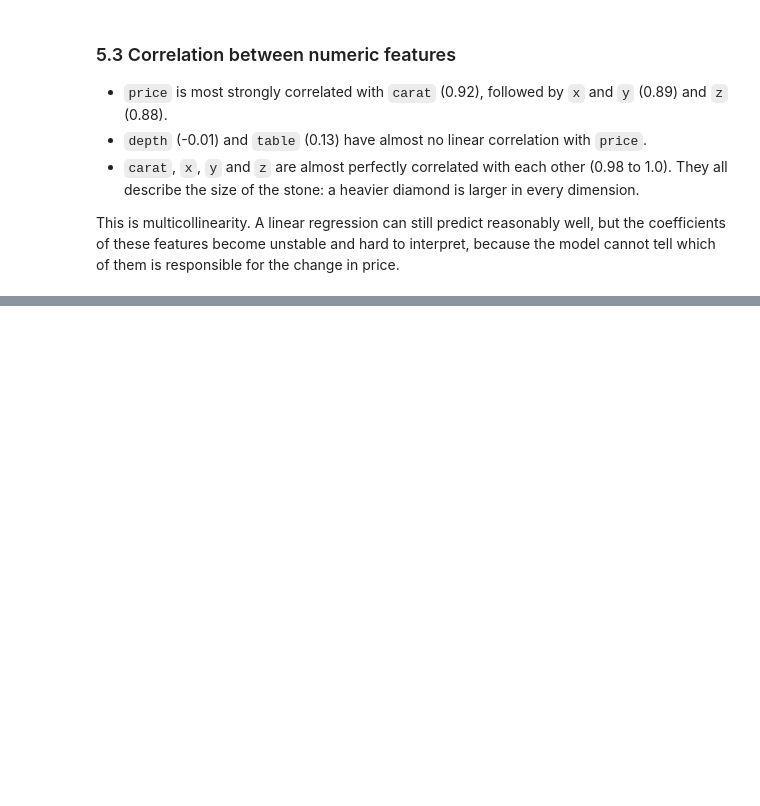
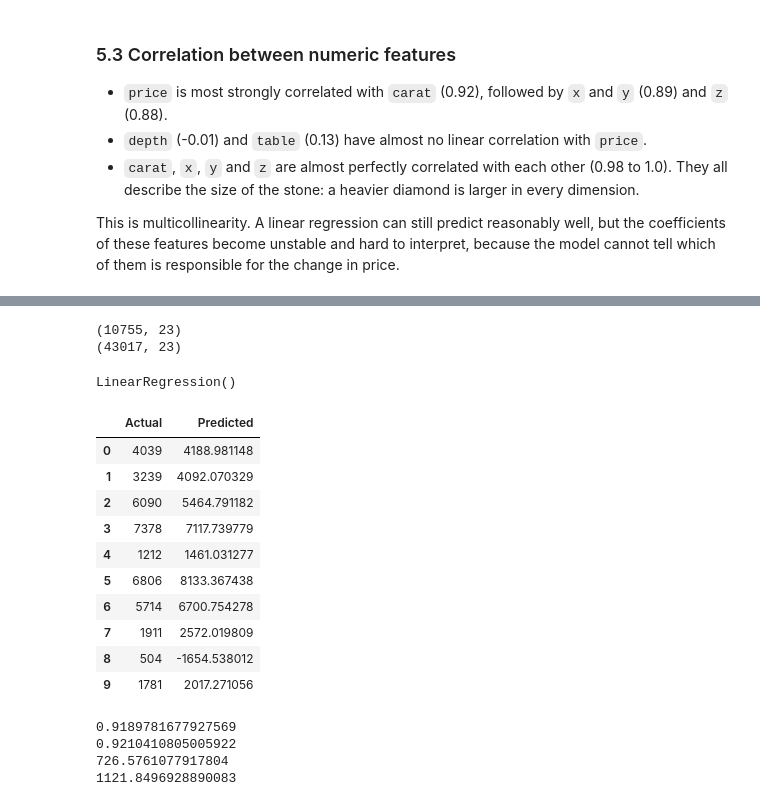
Before and after one commit to AliSadeghian2007/05-diamonds-price-linear-regression-residuals, a Jupyter notebook: notebook.ipynb, the cells around one changed output, grey strips where cells are left out. Drawn from its saved outputs; the diff is of its cells as text; code cells hidden in the pictures; blank space fills up the shorter version.

```diff
--- a/notebook.ipynb
+++ b/notebook.ipynb
@@ -195,0 +207,5 @@ plt.show()
+# %%
+X=dataset.drop(columns=['price'])
+y=dataset['price']
+print(X.shape)
+print(y)
@@ -195,0 +226,7 @@ plt.show()
+# %%
+from sklearn.model_selection import train_test_split
+X_train,X_test,y_train,y_test=train_test_split(X,y,test_size=0.2,random_state=42)
+print(X_train.shape)
+print(y_train.shape)
+print(X_test.shape)
+print(y_test.shape)
@@ -195,0 +245,48 @@ plt.show()
+# %%
+from sklearn.compose import ColumnTransformer
+from sklearn.preprocessing import OneHotEncoder
+ct=ColumnTransformer(transformers=[('encoder',OneHotEncoder(drop='first'),['cut','color','clarity'])],remainder='passthrough')
+X_train_enc=ct.fit_transform(X_train)
+X_test_enc=ct.transform(X_test)
+print(X_test_enc.shape)
+print(X_train_enc.shape)
+# %% [output]
+(10755, 23)
+(43017, 23)
+# %%
+from sklearn.linear_model import LinearRegression
+regressor=LinearRegression()
+regressor.fit(X_train_enc,y_train)
+# %% [output]
+LinearRegression()
+# %%
+y_pred=regressor.predict(X_test_enc)
+y_pred_on_train=regressor.predict(X_train_enc)
+pd.DataFrame({'Actual':y_test.values,'Predicted':y_pred}).head(10)
+# %% [output]
+|  | Actual | Predicted |
+| 0 | 4039 | 4188.981148 |
+| 1 | 3239 | 4092.070329 |
+| 2 | 6090 | 5464.791182 |
+| 3 | 7378 | 7117.739779 |
+| 4 | 1212 | 1461.031277 |
+| 5 | 6806 | 8133.367438 |
+| 6 | 5714 | 6700.754278 |
+| 7 | 1911 | 2572.019809 |
+| 8 | 504 | -1654.538012 |
+| 9 | 1781 | 2017.271056 |
+# %%
+from sklearn.metrics import r2_score,mean_absolute_error,root_mean_squared_error
+r2_test=r2_score(y_test,y_pred)
+r2_train=r2_score(y_train,y_pred_on_train)
+mae=mean_absolute_error(y_test,y_pred)
+rmse=root_mean_squared_error(y_test,y_pred)
+print(r2_test)
+print(r2_train)
+print(mae)
+print(rmse)
+# %% [output]
+0.9189781677927569
+0.9210410805005922
+726.5761077917804
+1121.8496928890083
```
Also changed, not shown: parts of 9 cells of this notebook.
